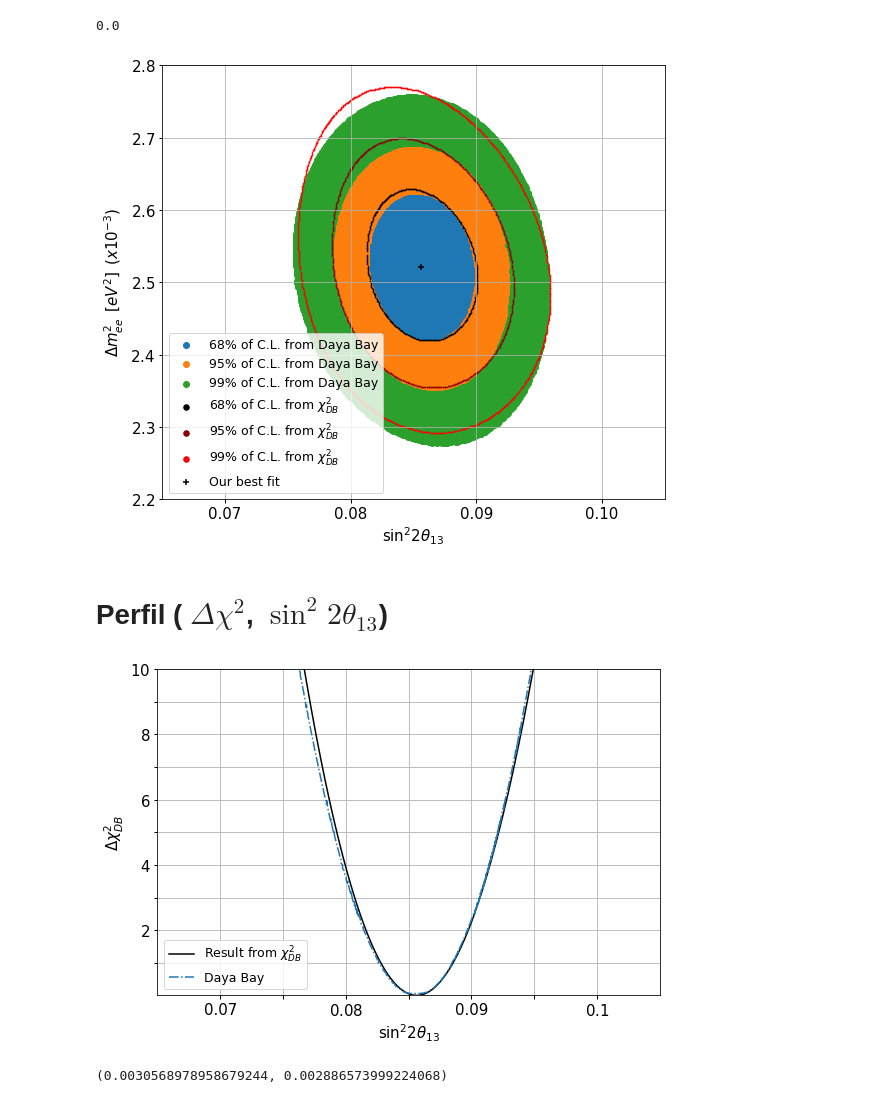
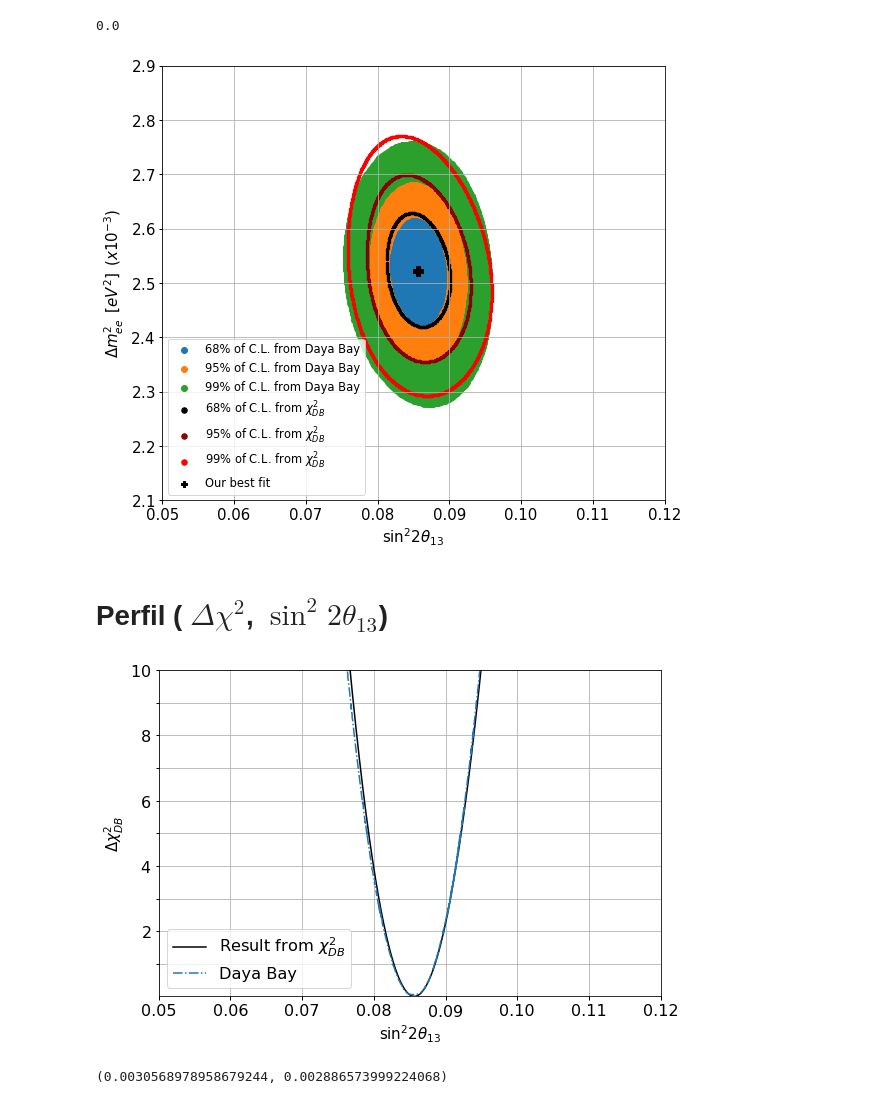
Before and after one commit to JorgeGarciaBello/global_analysis, a Jupyter notebook: data/Daya_Bay_graphics.ipynb, the cells around one changed output. Cells and saved outputs as stored; diff of their text form; code cells hidden in the pictures.

```diff
--- a/data/Daya_Bay_graphics.ipynb
+++ b/data/Daya_Bay_graphics.ipynb
@@ -40,42 +40,41 @@ data_99.to_csv('db_confidence_region_99.csv',sep=' ',index=False, header=False)
 # %%
 # Graficando datos en regiones de confianza
 
 fig,ax=plt.subplots(figsize=(9, 8))
 ax.scatter(data_cl68['s2'].to_numpy(),data_cl68['dm'].to_numpy(),label='68% of C.L. from Daya Bay')
 ax.scatter(data_cl95['s2'].to_numpy(),data_cl95['dm'].to_numpy(),label='95% of C.L. from Daya Bay')
 ax.scatter(data_cl99['s2'].to_numpy(),data_cl99['dm'].to_numpy(),label='99% of C.L. from Daya Bay')
-ax.scatter(  data_68['s2'].to_numpy(),  data_68['dm'].to_numpy(),s=0.3,c='black',  label=r'68% of C.L. from $\chi^2_{DB}$')
-ax.scatter(  data_95['s2'].to_numpy(),  data_95['dm'].to_numpy(),s=0.3,c='darkred',label= '95% of C.L. from $\chi^2_{DB}$')
-ax.scatter(  data_99['s2'].to_numpy(),  data_99['dm'].to_numpy(),s=0.3,c='red',    label= '99% of C.L. from $\chi^2_{DB}$')
-ax.scatter(s2_min,dm_min,c='black',marker='+' ,label='Our best fit')
+ax.scatter(  data_68['s2'].to_numpy(),  data_68['dm'].to_numpy(),s=5.0,c='black',  label=r'68% of C.L. from $\chi^2_{DB}$')
+ax.scatter(  data_95['s2'].to_numpy(),  data_95['dm'].to_numpy(),s=5.0,c='darkred',label= '95% of C.L. from $\chi^2_{DB}$')
+ax.scatter(  data_99['s2'].to_numpy(),  data_99['dm'].to_numpy(),s=5.0,c='red',    label= '99% of C.L. from $\chi^2_{DB}$')
+ax.scatter(s2_min,dm_min,c='black',marker='P' ,label='Our best fit',s=100)
 # Limites en los ejes
-ax.set_xlim(0.065, 0.105)
-ax.set_ylim(00.0022, 0.002801)
+ax.set_xlim(0.05, 0.12)
+ax.set_ylim(00.0021, 0.0029)
 
-ax.set_xticks([0.07,0.08,0.09,0.1])
-ax.set_yticks([0.0022,0.0023,0.0024,0.0025,0.0026,0.0027,0.0028])
+ax.set_xticks([0.05,0.06,0.07,0.08,0.09,0.10,0.11,0.12])
+ax.set_yticks([0.0021,0.0022,0.0023,0.0024,0.0025,0.0026,0.0027,0.0028,0.0029])
 
-ax.set_yticklabels(['$2.2$','$2.3$','$2.4$','$2.5$','$2.6$','$2.7$','$2.8$'])
-
-lgnd=ax.legend()
+ax.set_yticklabels(['$2.1$','$2.2$','$2.3$','$2.4$','$2.5$','$2.6$','$2.7$','$2.8$','$2.9$'])
 
 # Plot legend.
-lgnd = plt.legend(loc="lower left", scatterpoints=1, fontsize=12.5)
+lgnd=ax.legend()
+lgnd = plt.legend(loc="lower left", scatterpoints=1, fontsize=11.5)
 lgnd.legendHandles[3]._sizes = [30]
 lgnd.legendHandles[4]._sizes = [30]
 lgnd.legendHandles[5]._sizes = [30]
 lgnd.legendHandles[6]._sizes = [30]
 ax.xaxis.label.set_size(15)
 ax.yaxis.label.set_size(15)
-ax.tick_params(labelcolor='black', labelsize=15, width=1)
+ax.tick_params(labelcolor='black', labelsize=13, width=1)
 ax.set(xlabel=r'$\sin^2 2\theta_{13}$', ylabel=r'$\Delta m^2_{ee} \hspace{0.5} [eV^{2}] \hspace{0.5} (x10^{-3})$')
 ax.grid(True, linestyle='-')
 ax.tick_params(labelcolor='black', labelsize=15, width=1)
 #fig.savefig("db_confidence_region_DB.eps")
 fig.savefig("db_confidence_region_DB.png")
 plt.show()
 # %% [output]
-[figure, old version]
+[figure, new version]
 # %% [markdown]
 # Perfil ( $\Delta \chi^2$, $\sin^2 2\theta_{13}$)
 # %%
@@ -90,27 +89,29 @@ ax.plot(s2_profile['s2'].to_numpy(),s2_profile['ji'].to_numpy(),c='black',linest
 ax.plot(parabol_s2['s2'].to_numpy(),parabol_s2['ji'].to_numpy(),linestyle='-.',label=r'Daya Bay')
 
 ax.legend()
-ax.set_xlim(0.065, 0.105)
+ax.set_xlim(0.05, 0.12)
 ax.set_ylim(0.0, 10)
 ax.grid(True, linestyle='-')
 
 
 
-ax.set_xticks([0.07,0.075,0.08,0.085,0.09,0.095,0.1])
+ax.set_xticks([0.05,0.06,0.07,0.08,0.09,0.10,0.11,0.12])
+ax.set_xticklabels(['0.05','0.06','0.07','0.08','$0.09$','0.10','0.11','0.12'])
+
 ax.set_yticks([1,2,3,4,5,6,7,8,9,10])
-ax.set_xticklabels(['0.07','','$0.08$','','0.09','','$0.1$'])
 ax.set_yticklabels(['','$2$','','$4$','','$6$','','$8$','','$10$'])
 
-lgnd = plt.legend(loc="lower left", fontsize=12.5)
+
+lgnd = plt.legend(loc="lower left", fontsize=16.2)
 ax.xaxis.label.set_size(15)
 ax.yaxis.label.set_size(15)
-ax.tick_params(labelcolor='black', labelsize=15, width=1)
+ax.tick_params(labelcolor='black', labelsize=16, width=1)
 
 ax.set(xlabel=r'$\sin^2 2\theta_{13}$', ylabel=r'$\Delta \chi^2_{DB}$')
 #fig.savefig("db_parabol_s22t13_cov.eps")
 fig.savefig("db_parabol_s22t13_cov.png")
 # %% [output]
-[figure, old version]
+[figure, new version]
 # %%
 s2_left=0.08258487703439642
 s2_right=0.08852834892948841
```
Also changed, not shown: parts of 1 cell of this notebook, 4 other files.
